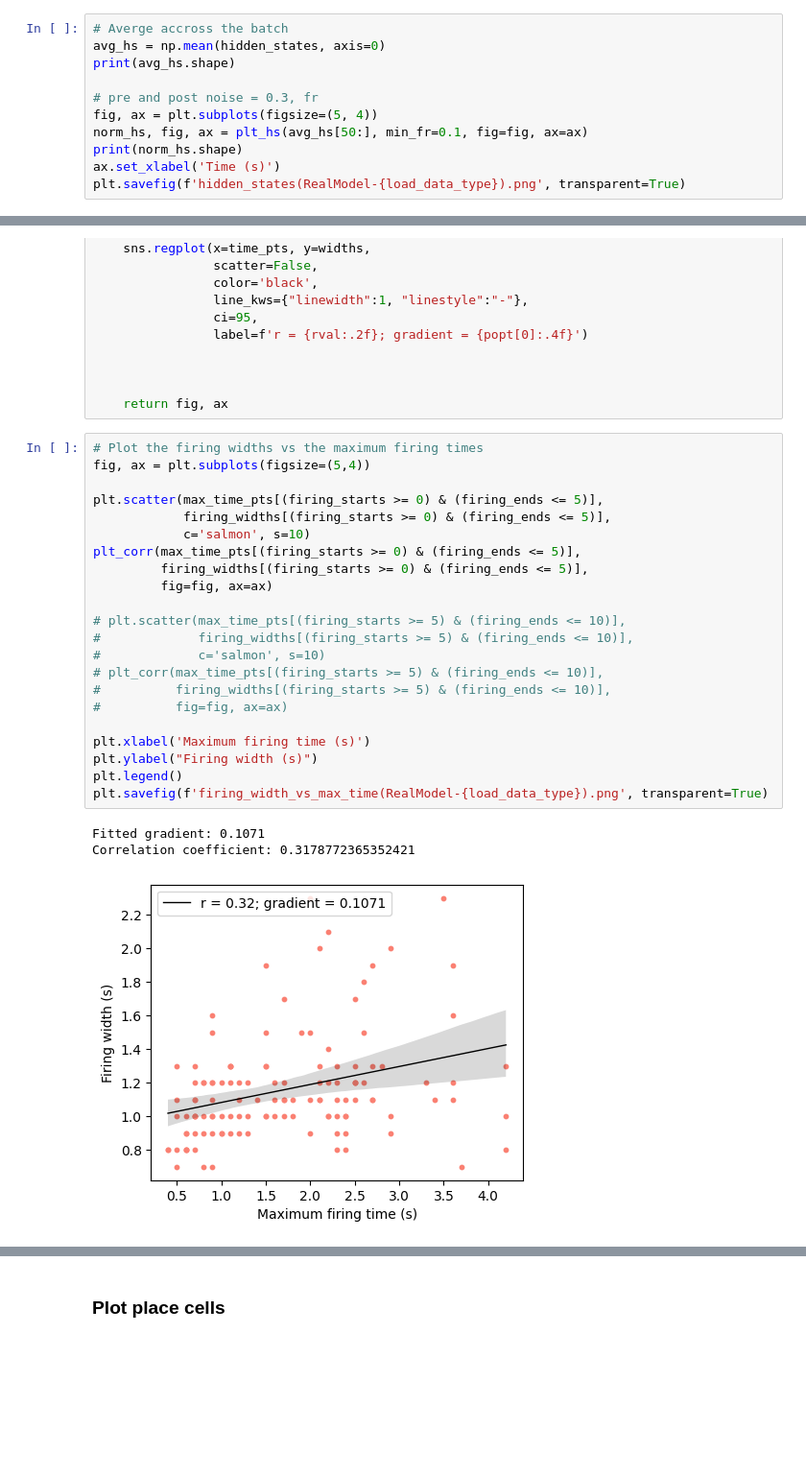
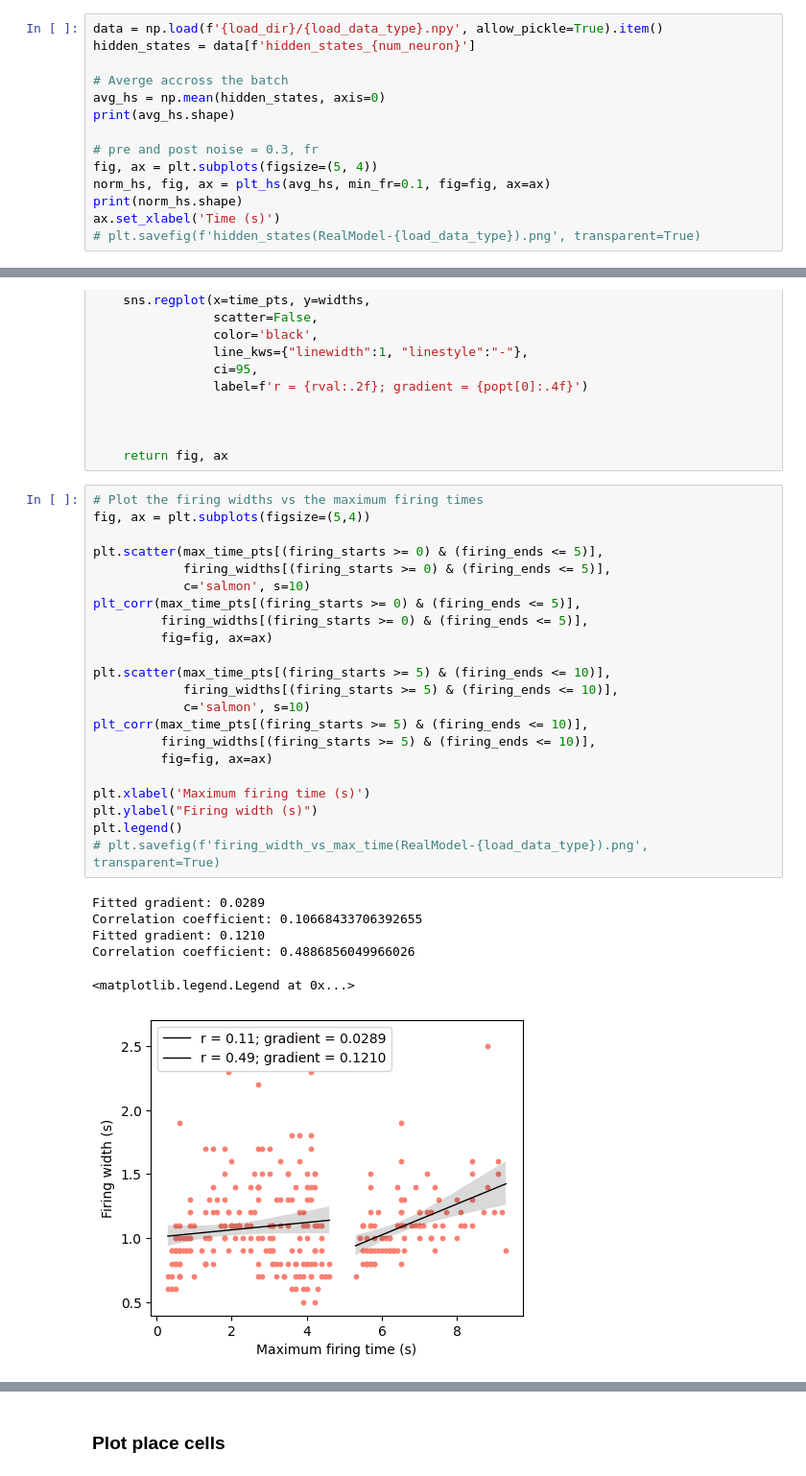
Before and after one commit to qrsyu/STCell, a Jupyter notebook: code/spacetime_task.ipynb, the cells around one changed output, grey strips where cells are left out. Shown at 96% size. Drawn from its saved outputs; the diff is of its cells as text; blank space fills up the shorter version.

```diff
--- a/code/spacetime_task.ipynb
+++ b/code/spacetime_task.ipynb
@@ -318,15 +320,18 @@ def plt_hs(hs, min_fr=0.1, fig=None, ax=None):
 
     return norm_hs, fig, ax
 # %%
+data = np.load(f'{load_dir}/{load_data_type}.npy', allow_pickle=True).item()
+hidden_states = data[f'hidden_states_{num_neuron}']
+
 # Averge accross the batch
 avg_hs = np.mean(hidden_states, axis=0)
 print(avg_hs.shape)
 
 # pre and post noise = 0.3, fr
 fig, ax = plt.subplots(figsize=(5, 4))
-norm_hs, fig, ax = plt_hs(avg_hs[50:], min_fr=0.1, fig=fig, ax=ax)
+norm_hs, fig, ax = plt_hs(avg_hs, min_fr=0.1, fig=fig, ax=ax)
 print(norm_hs.shape)
 ax.set_xlabel('Time (s)')
-plt.savefig(f'hidden_states(RealModel-{load_data_type}).png', transparent=True)
+# plt.savefig(f'hidden_states(RealModel-{load_data_type}).png', transparent=True)
 # %% [output]
 (100, 512)
@@ -394,26 +400,29 @@ def plt_corr(time_pts, widths, fig, ax):
 # %%
 # Plot the firing widths vs the maximum firing times
 fig, ax = plt.subplots(figsize=(5,4))
 
 plt.scatter(max_time_pts[(firing_starts >= 0) & (firing_ends <= 5)],
             firing_widths[(firing_starts >= 0) & (firing_ends <= 5)],
             c='salmon', s=10)
 plt_corr(max_time_pts[(firing_starts >= 0) & (firing_ends <= 5)],
          firing_widths[(firing_starts >= 0) & (firing_ends <= 5)],
          fig=fig, ax=ax)
 
-# plt.scatter(max_time_pts[(firing_starts >= 5) & (firing_ends <= 10)],
-#             firing_widths[(firing_starts >= 5) & (firing_ends <= 10)],
-#             c='salmon', s=10)
-# plt_corr(max_time_pts[(firing_starts >= 5) & (firing_ends <= 10)],
-#          firing_widths[(firing_starts >= 5) & (firing_ends <= 10)],
-#          fig=fig, ax=ax)
+plt.scatter(max_time_pts[(firing_starts >= 5) & (firing_ends <= 10)],
+            firing_widths[(firing_starts >= 5) & (firing_ends <= 10)],
+            c='salmon', s=10)
+plt_corr(max_time_pts[(firing_starts >= 5) & (firing_ends <= 10)],
+         firing_widths[(firing_starts >= 5) & (firing_ends <= 10)],
+         fig=fig, ax=ax)
 
 plt.xlabel('Maximum firing time (s)')
 plt.ylabel("Firing width (s)")
 plt.legend()
-plt.savefig(f'firing_width_vs_max_time(RealModel-{load_data_type}).png', transparent=True)
+# plt.savefig(f'firing_width_vs_max_time(RealModel-{load_data_type}).png', transparent=True)
 # %% [output]
-Fitted gradient: 0.1071
-Correlation coefficient: 0.3178772365352421
+Fitted gradient: 0.0289
+Correlation coefficient: 0.10668433706392655
+Fitted gradient: 0.1210
+Correlation coefficient: 0.4886856049966026
+<matplotlib.legend.Legend at 0x...>
-[figure, old version]
+[figure, new version]
```
Also changed, not shown: parts of 8 cells of this notebook, 9 other files.
